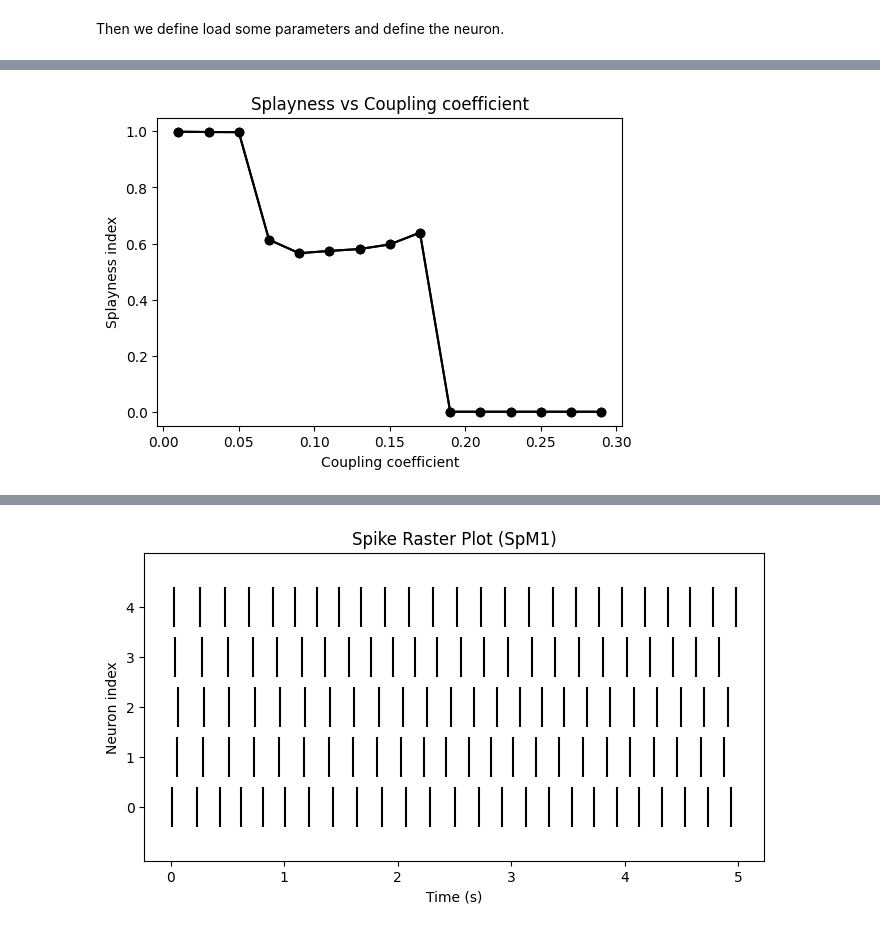
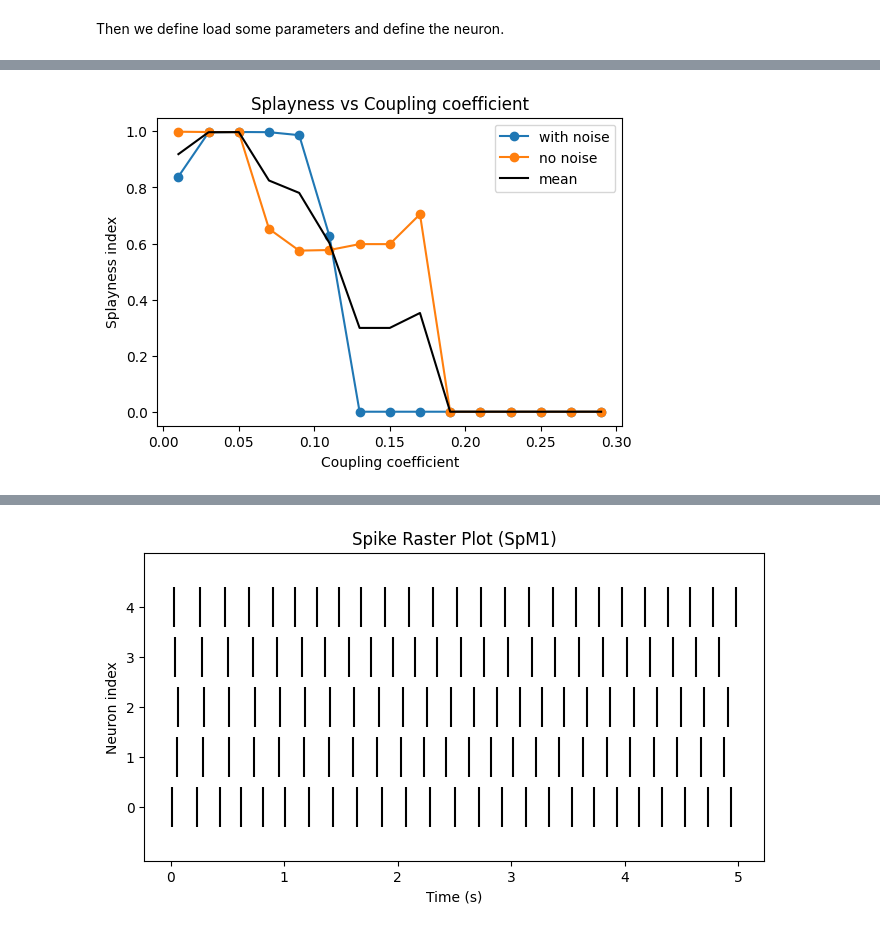
Before and after one commit to AtharvSuryawanshi/Desynchronizing-Neural-Circuits-using-gap-junctions, a Jupyter notebook: splayness_vs_coupling.ipynb, the cells around one changed output, grey strips where cells are left out. Cells and saved outputs as stored; diff of their text form; code cells hidden in the pictures.

Commit message:
splayness vs coupling

```diff
--- a/splayness_vs_coupling.ipynb
+++ b/splayness_vs_coupling.ipynb
@@ -36,24 +36,32 @@ ggap_het = np.load('cfg/ggap_het.npy')*nS
 ### Splayness vs coupling coefficient
 # cc_array = [0.001, 0.1, 0.2, 0.3]
     # g_gap = .15*nS
-dur = 5*second
-solver = 'rk4'
+dur = 3*second
+# solver = 'heun'#'rk4'
 dt = 100*us
 N = 5
 cc_array = np.arange(0.01, 0.31, 0.02)
 num_runs = 2
 spm_array_all = []
+# noise = 1e-9
 for i in range(num_runs):
     spm_array = []
     for cc in cc_array:
         g_gap_now = cc2ggap(cc)
         g_gap = g_gap_now
         fname='SNL_weakcoupling_nonoise'
+        noise_stdev = 1e-9
         φs_chosen = np.array([0.9, 0.6, 0.5, 0.7, 0.8])
         initial_values = pick_initial_phase_SNL(φs_chosen)
+        if i == 1:
+            solver = 'rk4'
+            noise = None
+        else:
+            solver = 'heun'
+            noise = 1e-9
         StM1, SpM1 = run_sim(N, md_SNL, g_gap, None, initial_values=initial_values,
-                            dur=dur, σnoise=None, solver=solver, dt=dt)
-        spm_array.append(get_splayness(SpM1, 1, 4, 100e-6)[1])
+                            dur=dur, σnoise=noise, solver=solver, dt=dt)
+        spm_array.append(get_splayness(SpM1, 1, 2, 100e-6)[1])
     spm_array_all.append(spm_array)
     # print(f'cc={cc}: {get_splayness(SpM1, 1, 4, 100e-6)[1]}')
 # %% [output]
@@ -79,14 +85,22 @@ WARNING    'g_gap' is an internal variable of group 'synapses', but also exists
 # %%
 # plot cc vs splayness
 fig, ax = plt.subplots(figsize=(6,4))
-for spm_array in spm_array_all:
-    ax.plot(cc_array, spm_array, '-o', c='k')
+for i, spm_array in enumerate(spm_array_all):
+    if i == 0:
+        label = 'with noise'
+        color = 'C0'
+    else:
+        label = f'no noise'
+        color = 'C1'
+    ax.plot(cc_array, spm_array, '-o', label=label, color=color)
+ax.plot(cc_array, np.mean(spm_array_all, axis=0), color='black', label='mean')
 ax.set_xlabel('Coupling coefficient')
 ax.set_ylabel('Splayness index')
 ax.set_title('Splayness vs Coupling coefficient')
+plt.legend()
 plt.show()
 # %% [output]
-[figure, old version]
+[figure, new version]
 # %%
 tstart
 # %% [output]
```
Also changed, not shown: parts of 2 cells of this notebook.
